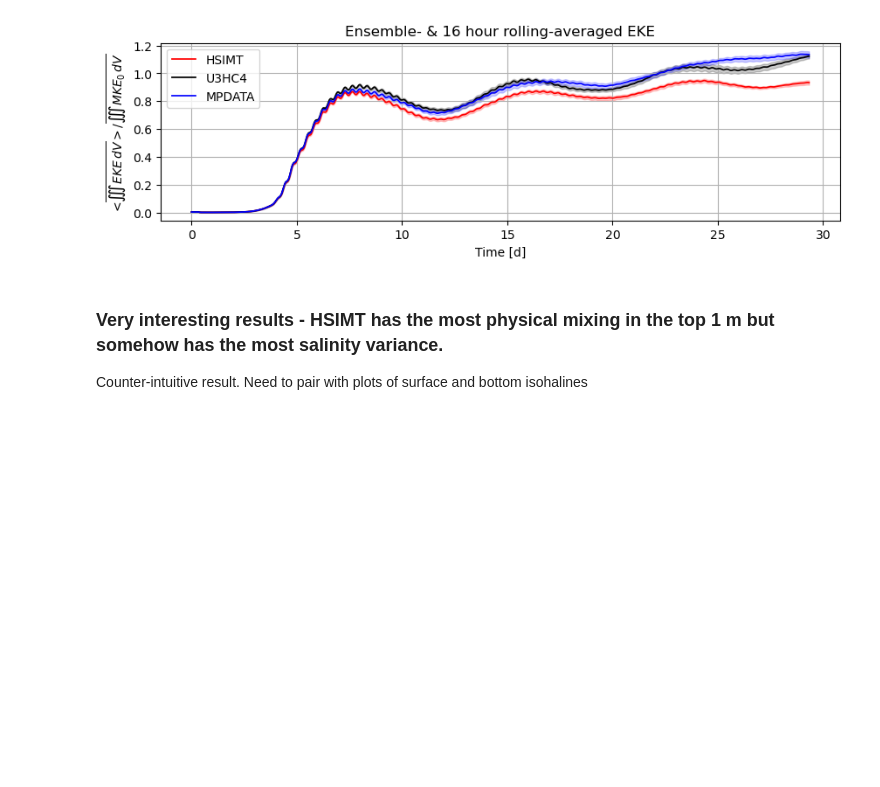
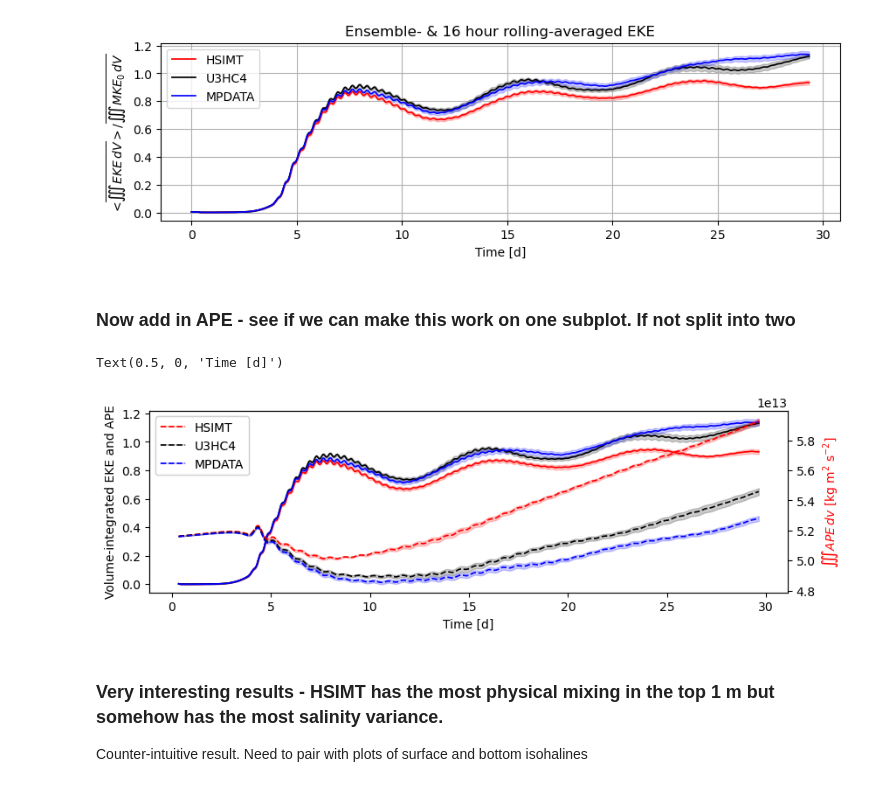
Before and after one commit to dylanschlichting/shelfstrat_nummix, a Jupyter notebook: ms_calcs_figs/plt_vol_int.ipynb, the cells around one changed output. Drawn from its saved outputs; the diff is of its cells as text; code cells hidden in the pictures; blank space fills up the shorter version.

```diff
--- a/ms_calcs_figs/plt_vol_int.ipynb
+++ b/ms_calcs_figs/plt_vol_int.ipynb
@@ -91,19 +110,27 @@ mke_u = np.array([ene_u[0].mke,ene_u[1].mke,ene_u[2].mke,ene_u[3].mke,ene_u[4].m
 eke_m = np.array([ene_m[0].eke,ene_m[1].eke,ene_m[2].eke,ene_m[3].eke,ene_m[4].eke,ene_m[5].eke,ene_m[6].eke,ene_m[7].eke])
 mke_m = np.array([ene_m[0].mke,ene_m[1].mke,ene_m[2].mke,ene_m[3].mke,ene_m[4].mke,ene_m[5].mke,ene_m[6].mke,ene_m[7].mke])
 
+# APE
+ape_h = np.array([ape_rho_h[0].ape_r,ape_rho_h[1].ape_r,ape_rho_h[2].ape_r,ape_rho_h[3].ape_r,ape_rho_h[4].ape_r,ape_rho_h[5].ape_r,ape_rho_h[6].ape_r,ape_rho_h[7].ape_r])
+ape_m = np.array([ape_rho_m[0].ape_r,ape_rho_m[1].ape_r,ape_rho_m[2].ape_r,ape_rho_m[3].ape_r,ape_rho_m[4].ape_r,ape_rho_m[5].ape_r,ape_rho_m[6].ape_r,ape_rho_m[7].ape_r])
+ape_u = np.array([ape_rho_u[0].ape_r,ape_rho_u[1].ape_r,ape_rho_u[2].ape_r,ape_rho_u[3].ape_r,ape_rho_u[4].ape_r,ape_rho_u[5].ape_r,ape_rho_u[6].ape_r,ape_rho_u[7].ape_r])
+
 # svar_tot
 sv_tot_h = np.array([svar_h[0].svar_tot,svar_h[1].svar_tot,svar_h[2].svar_tot,svar_h[3].svar_tot,svar_h[4].svar_tot,svar_h[5].svar_tot,svar_h[6].svar_tot,svar_h[7].svar_tot])
 sv_tot_u = np.array([svar_u[0].svar_tot,svar_u[1].svar_tot,svar_u[2].svar_tot,svar_u[3].svar_tot,svar_u[4].svar_tot,svar_u[5].svar_tot,svar_u[6].svar_tot,svar_u[7].svar_tot])
 sv_tot_m = np.array([svar_m[0].svar_tot,svar_m[1].svar_tot,svar_m[2].svar_tot,svar_m[3].svar_tot,svar_m[4].svar_tot,svar_m[5].svar_tot,svar_m[6].svar_tot,svar_m[7].svar_tot])
 
+# svar_vertical
 sv_ver_h = np.array([svar_h[0].svar_vert,svar_h[1].svar_vert,svar_h[2].svar_vert,svar_h[3].svar_vert,svar_h[4].svar_vert,svar_h[5].svar_vert,svar_h[6].svar_vert,svar_h[7].svar_vert])
 sv_ver_u = np.array([svar_u[0].svar_vert,svar_u[1].svar_vert,svar_u[2].svar_vert,svar_u[3].svar_vert,svar_u[4].svar_vert,svar_u[5].svar_vert,svar_u[6].svar_vert,svar_u[7].svar_vert])
 sv_ver_m = np.array([svar_m[0].svar_vert,svar_m[1].svar_vert,svar_m[2].svar_vert,svar_m[3].svar_vert,svar_m[4].svar_vert,svar_m[5].svar_vert,svar_m[6].svar_vert,svar_m[7].svar_vert])
 
+# svar_horizontal
 sv_hor_h = np.array([svar_h[0].svar_horz,svar_h[1].svar_horz,svar_h[2].svar_horz,svar_h[3].svar_horz,svar_h[4].svar_horz,svar_h[5].svar_horz,svar_h[6].svar_horz,svar_h[7].svar_horz])
 sv_hor_u = np.array([svar_u[0].svar_horz,svar_u[1].svar_horz,svar_u[2].svar_horz,svar_u[3].svar_horz,svar_u[4].svar_horz,svar_u[5].svar_horz,svar_u[6].svar_horz,svar_u[7].svar_horz])
 sv_hor_m = np.array([svar_m[0].svar_horz,svar_m[1].svar_horz,svar_m[2].svar_horz,svar_m[3].svar_horz,svar_m[4].svar_horz,svar_m[5].svar_horz,svar_m[6].svar_horz,svar_m[7].svar_horz])
 
+#Physical mixing
 mphy_h = np.array([mix_h[0].mphy,mix_h[1].mphy,mix_h[2].mphy,mix_h[3].mphy,mix_h[4].mphy,mix_h[5].mphy,mix_h[6].mphy,mix_h[7].mphy])
 mnum_h = np.array([mix_h[0].mnum,mix_h[1].mnum,mix_h[2].mnum,mix_h[3].mnum,mix_h[4].mnum,mix_h[5].mnum,mix_h[6].mnum,mix_h[7].mnum])
 mtot_h = np.array([mix_h[0].mtot,mix_h[1].mtot,mix_h[2].mtot,mix_h[3].mtot,mix_h[4].mtot,mix_h[5].mtot,mix_h[6].mtot,mix_h[7].mtot])
@@ -179,6 +206,14 @@ mke_u3hc4 = ensemble_stats(arr, CI, N, mode)
 arr = mke_m
 mke_mpdata = ensemble_stats(arr, CI, N, mode)
 
+#Available potential energy
+arr = ape_h
+ape_hsimt = ensemble_stats(arr, CI, N, mode)
+arr = ape_u
+ape_u3hc4 = ensemble_stats(arr, CI, N, mode)
+arr = ape_m
+ape_mpdata = ensemble_stats(arr, CI, N, mode)
+
 #Salinity variance
 arr = sv_tot_h;
 svar_tot_hsimt = ensemble_stats(arr, CI, N, mode)
@@ -250,6 +285,45 @@ ax.set_xlabel('Time [d]')
 # %% [output]
 Text(0.5, 0, 'Time [d]')
 [figure]
+# %% [markdown]
+### Now add in APE - see if we can make this work on one subplot. If not split into two
+# %%
+nrows = 1; ncols = 1
+fig, ax = plt.subplots(nrows,ncols, figsize = (8.5, 2.75),
+                       sharex = True, constrained_layout = True)
+
+ax.plot(time[8:712], (eke_hsimt[0]/mke_h[0][0])[8:712], lw = 1.25, color = 'r', label = 'HSIMT')
+ax.plot(time[8:712], (eke_u3hc4[0]/mke_u[0][0])[8:712], lw = 1.25, color = 'k', label = 'U3HC4')
+ax.plot(time[8:712], (eke_mpdata[0]/mke_m[0][0])[8:712], lw = 1.25, color = 'b', label = 'MPDATA')
+ax.fill_between(time[8:712], (eke_hsimt[2]/mke_h[0][0])[8:712], (eke_hsimt[3]/mke_h[0][0])[8:712], color = 'r', alpha = 0.2)
+ax.fill_between(time[8:712], (eke_u3hc4[2]/mke_u[0][0])[8:712], (eke_u3hc4[3]/mke_u[0][0])[8:712], color = 'k', alpha = 0.2)
+ax.fill_between(time[8:712], (eke_mpdata[2]/mke_m[0][0])[8:712], (eke_mpdata[3]/mke_m[0][0])[8:712], color = 'b', alpha = 0.2)
+ax.legend()
+ax.set_ylabel(r'<$\overline{\iiint EKE \, dV}> / \overline{\iiint MKE_0 \, dV}$')
+ax.grid()
+ax.set_title('Ensemble- & 16 hour rolling-averaged EKE')
+ax.set_xlabel('Time [d]')
+
+
+ax1 = ax.twinx()
+ax1.plot(time[8:712], (ape_hsimt[0])[8:712], lw = 1.25, color = 'r', ls = '--', label = 'HSIMT')
+ax1.plot(time[8:712], (ape_u3hc4[0])[8:712], lw = 1.25, color = 'k', ls = '--', label = 'U3HC4')
+ax1.plot(time[8:712], (ape_mpdata[0])[8:712], lw = 1.25, color = 'b', ls = '--', label = 'MPDATA')
+
+ax1.fill_between(time[8:712], (ape_hsimt[2])[8:712], (ape_hsimt[3])[8:712], color = 'r', alpha = 0.2)
+ax1.fill_between(time[8:712], (ape_u3hc4[2])[8:712], (ape_u3hc4[3])[8:712], color = 'k', alpha = 0.2)
+ax1.fill_between(time[8:712], (ape_mpdata[2])[8:712], (ape_mpdata[3])[8:712], color = 'b', alpha = 0.2)
+ax1.set_ylabel(r'$\iiint APE \, dv$ [kg m$^2$ s$^{-2}$]', color = 'r')
+ax1.legend()
+ax.set_ylabel(r'Volume-integrated EKE and APE')
+ax.grid()
+ax.set_title('')
+ax.set_xlabel('Time [d]')
+
+# plt.savefig('tadvection_eke_ensemble_mean.jpg')
+# %% [output]
+Text(0.5, 0, 'Time [d]')
+[figure, added]
 # %% [markdown]
 ### Very interesting results - HSIMT has the most physical mixing in the top 1 m but somehow has the most salinity variance.
 Counter-intuitive result. Need to pair with plots of surface and bottom isohalines
```
Also changed, not shown: parts of 10 cells of this notebook, 1 other file.
